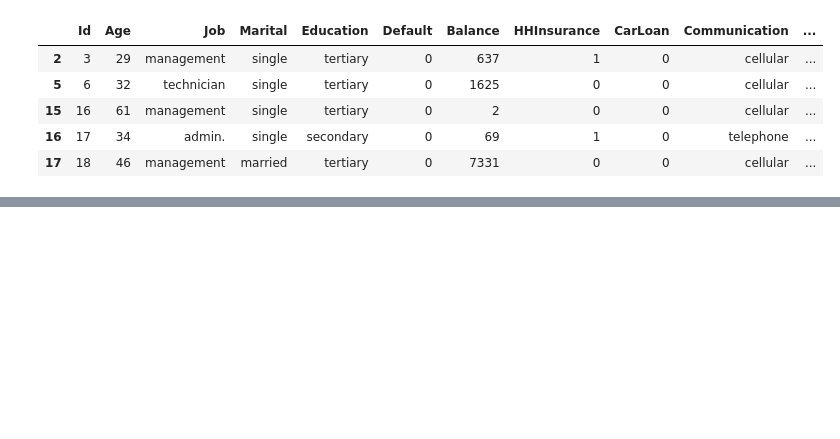
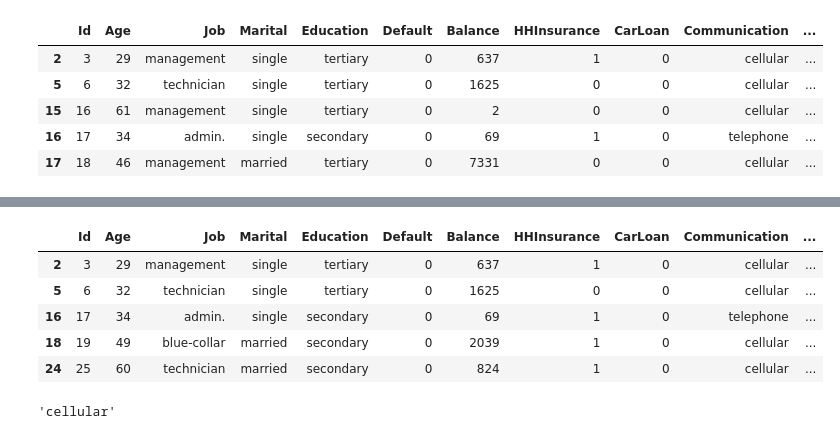
Before and after one commit to ndjogo/Class_practice, a Jupyter notebook: pandas/pandas.ipynb, the cells around one changed output, grey strips where cells are left out. Cells and saved outputs as stored; diff of their text form; code cells hidden in the pictures; blank space fills up the shorter version.

```diff
--- a/pandas/pandas.ipynb
+++ b/pandas/pandas.ipynb
@@ -524,0 +543,17 @@ car_insurance.head()
+# %%
+months = ['jan', 'feb', 'mar', 'apr', 'may', 'jun']
+
+communication_df = car_insurance[car_insurance['LastContactMonth'].apply(lambda x : x in months )]
+# %%
+communication_df.head()
+# %% [output]
+|  | Id | Age | Job | Marital | Education | Default | Balance | HHInsurance | CarLoan | Communication | ... |
+| 2 | 3 | 29 | management | single | tertiary | 0 | 637 | 1 | 0 | cellular | ... |
+| 5 | 6 | 32 | technician | single | tertiary | 0 | 1625 | 0 | 0 | cellular | ... |
+| 16 | 17 | 34 | admin. | single | secondary | 0 | 69 | 1 | 0 | telephone | ... |
+| 18 | 19 | 49 | blue-collar | married | secondary | 0 | 2039 | 1 | 0 | cellular | ... |
+| 24 | 25 | 60 | technician | married | secondary | 0 | 824 | 1 | 0 | cellular | ... |
+# %%
+communication_df['Communication'].mode().iloc[0]
+# %% [output]
+'cellular'
```
Also changed, not shown: parts of 6 cells of this notebook.
